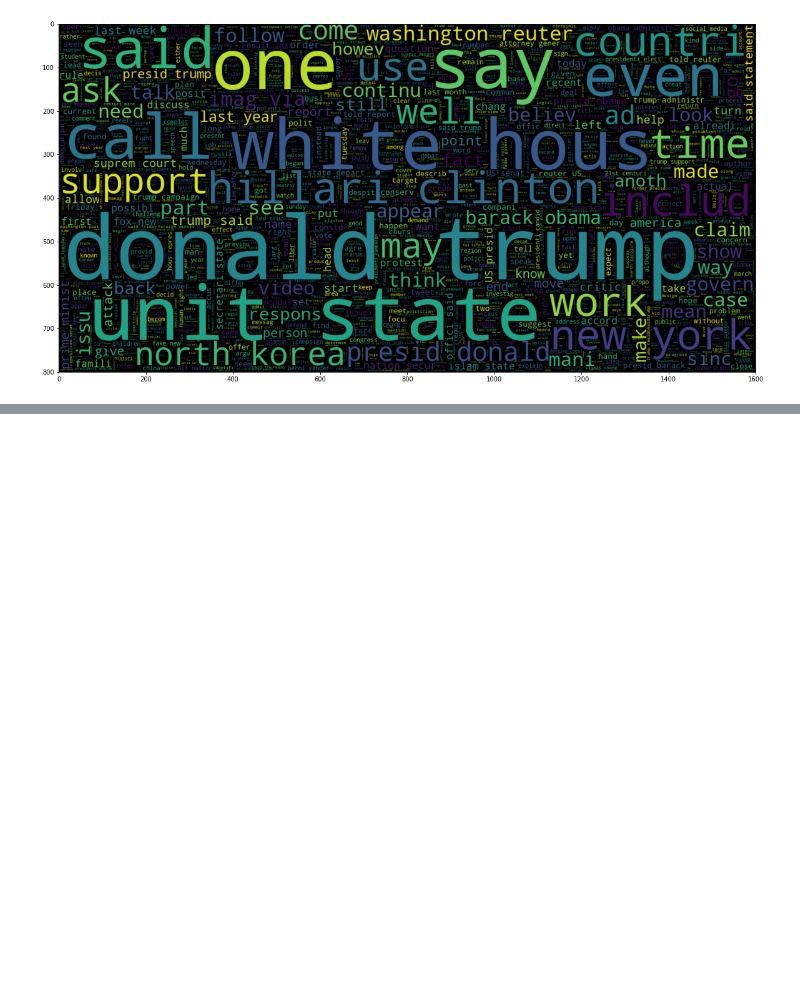
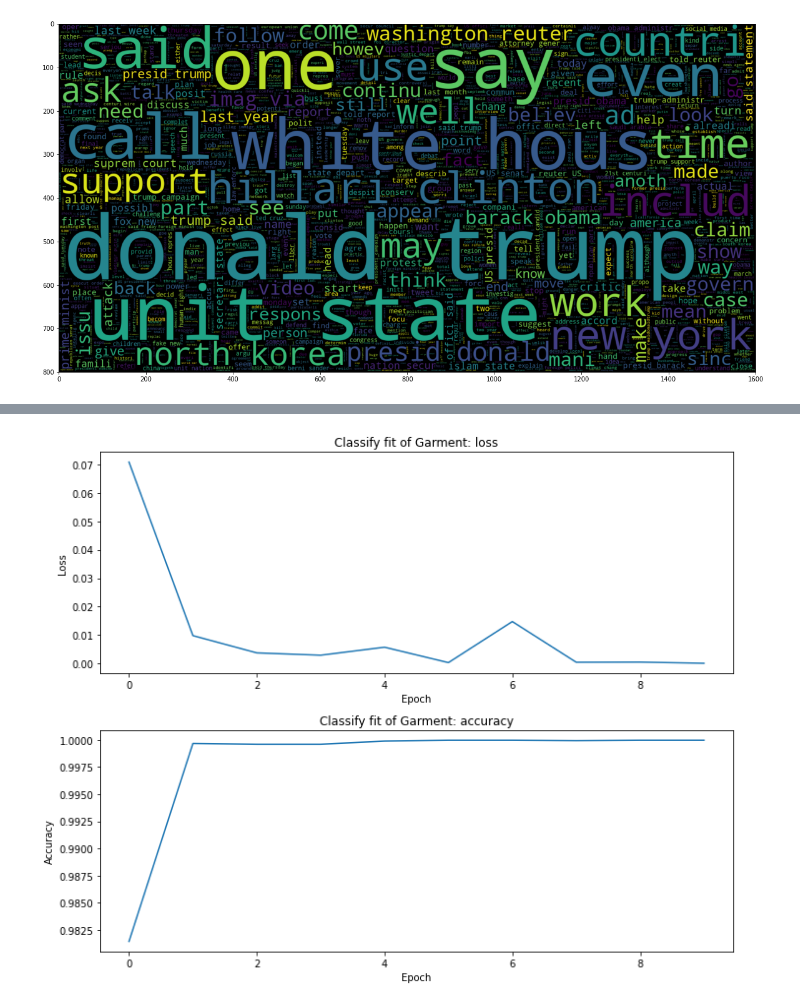
Before and after one commit to lorenprice/fake-news-classification, a Jupyter notebook: fake news.ipynb, the cells around one changed output, grey strips where cells are left out. Cells and saved outputs as stored; diff of their text form; code cells hidden in the pictures; blank space fills up the shorter version.

```diff
--- a/fake news.ipynb
+++ b/fake news.ipynb
@@ -147,7 +209,7 @@ plt.show()
 df['text'] = df['text'] + " " + df['title']
 # %%
 stemmer = PorterStemmer()
-sw = stopwords.words('English')
+sw = stopwords.words('english')
 # %%
 # Create text preprocessing function
 def text_cleaner(text):
@@ -215,7 +277,7 @@ checkpoint = ModelCheckpoint('./models/model.h5')
 # %%
 training = model.fit(cv_x_train, y_train,
                         validation_data=(cv_x_valid, y_valid),
-                        epochs=20, verbose=2,
-                        callbacks=[lr_reducer, tensorboard])
+                        epochs=10, verbose=2)
+                        #callbacks=[lr_reducer, tensorboard])
 # %% [output]
 Train on 26938 samples, validate on 8980 samples
@@ -234,18 +312,20 @@ with open('model_architecture.json', 'w') as f:
 # %%
 ## Trained model analysis and evaluation
 f, ax = plt.subplots(2,1, figsize=(10,8))
 ax[0].plot(training.history['loss'])
 ax[0].set_title('Classify fit of Garment: loss')
 ax[0].set_xlabel('Epoch')
 ax[0].set_ylabel('Loss')
 
 # Accuracy
-ax[1].plot(training.history['acc'])
+ax[1].plot(training.history['accuracy'])
 ax[1].set_title('Classify fit of Garment: accuracy')
 ax[1].set_xlabel('Epoch')
 ax[1].set_ylabel('Accuracy')
 plt.tight_layout()
 plt.show()
+# %% [output]
+[figure, added]
 # %%
 score = model.evaluate(cv_x_test, y_test, verbose=1)
 print('Test loss:', score[0])
```
Also changed, not shown: parts of 22 cells of this notebook.
